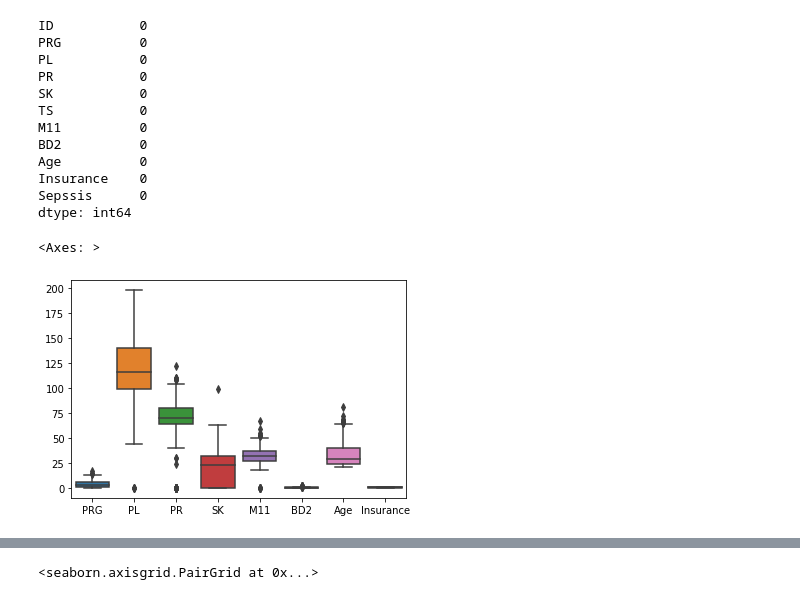
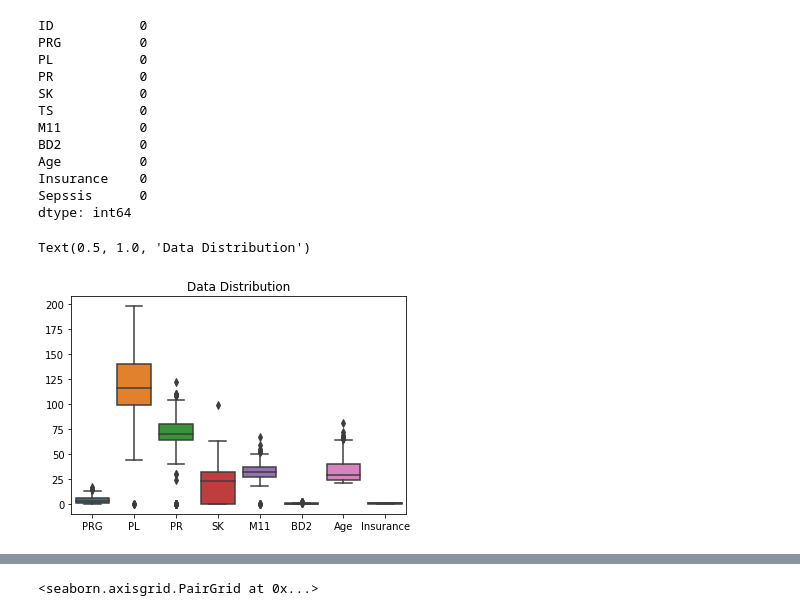
Before and after one commit to doctorf72/Naya_ML_RegressionProject, a Jupyter notebook: Regression_Project.ipynb, the cells around one changed output, grey strips where cells are left out. Saved outputs shown, nothing was run; the diff lists cells and outputs as text; code cells hidden in the pictures.

```diff
--- a/Regression_Project.ipynb
+++ b/Regression_Project.ipynb
@@ -74,7 +74,7 @@ Insurance    0
 Sepssis      0
 dtype: int64
 # %%
-sns.boxplot(data=df_train.drop('TS', axis = 1))
+sns.boxplot(data=df_train.drop('TS', axis = 1)).set_title('Data Distribution')
 # %% [output]
-<Axes: >
+Text(0.5, 1.0, 'Data Distribution')
-[figure, old version]
+[figure, new version]
```
Also changed, not shown: parts of 1 cell of this notebook.
